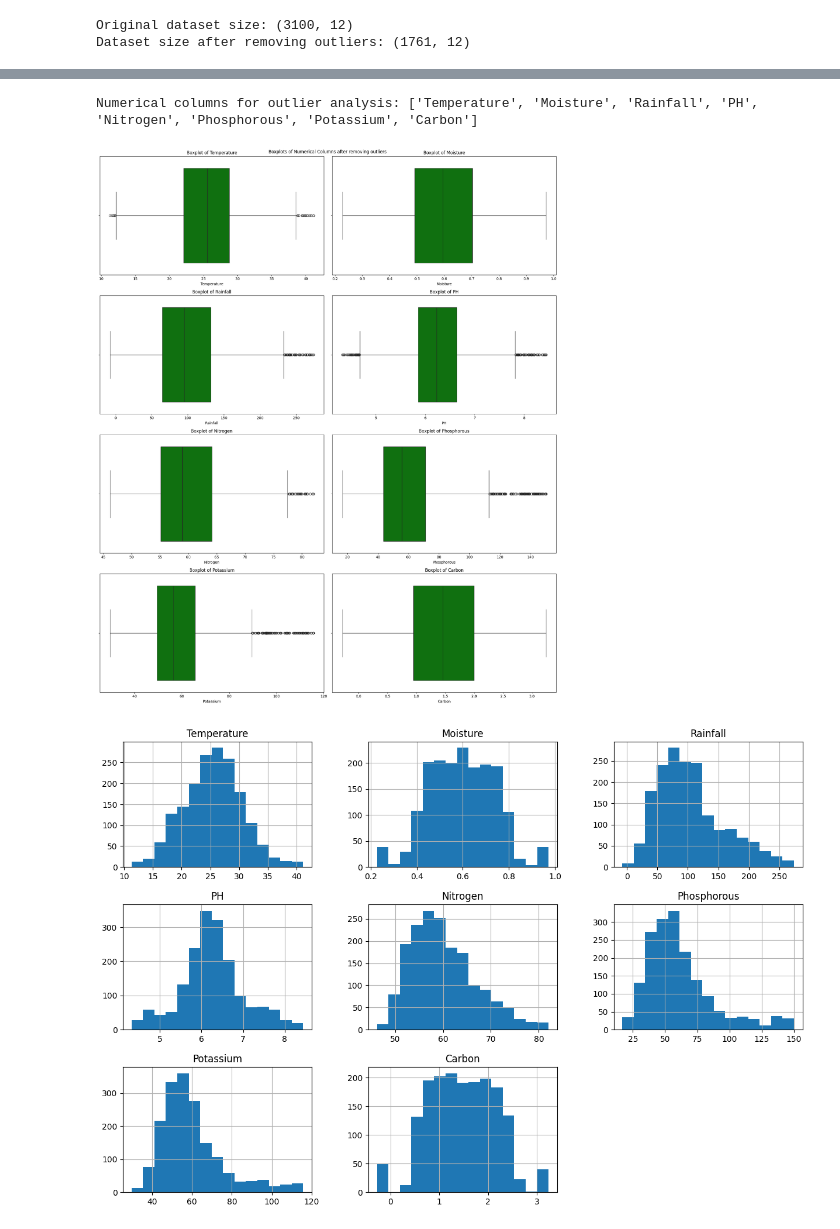
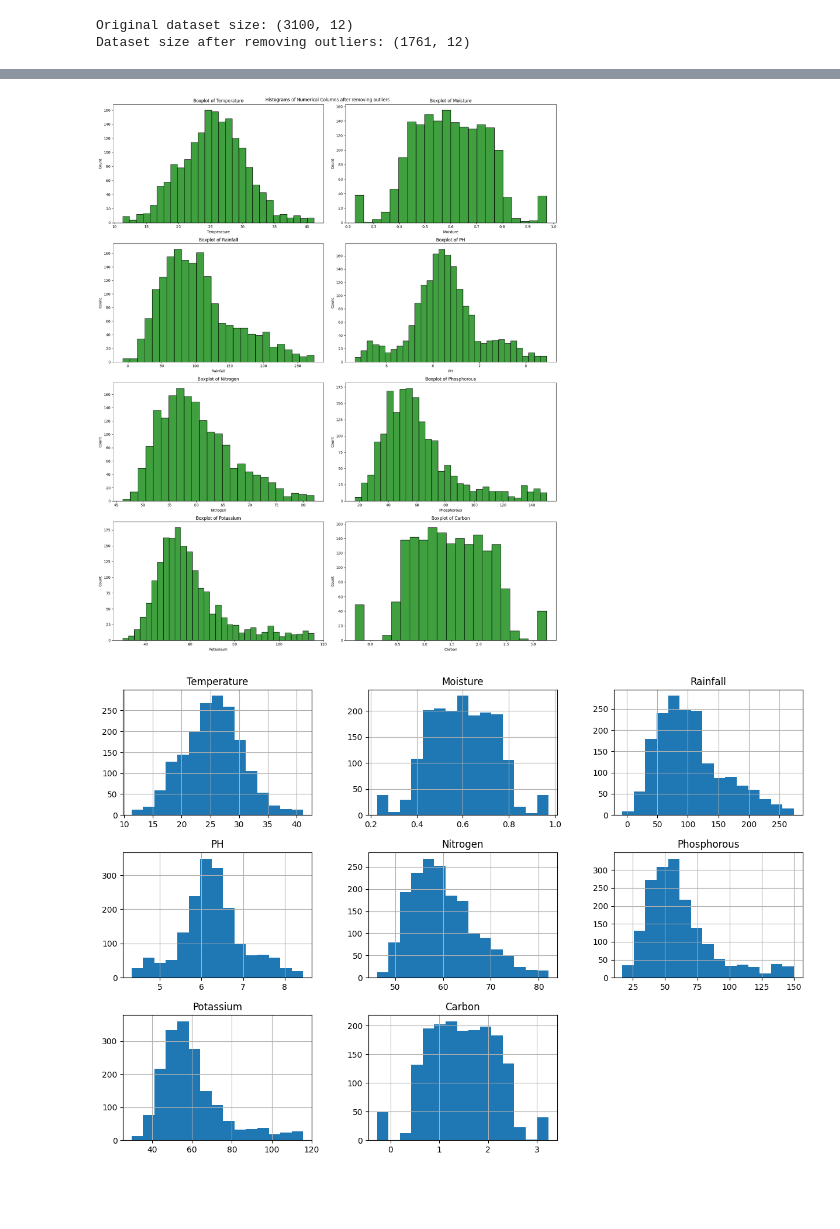
Before and after one commit to Caramel-Labs/pohora.lk, a Jupyter notebook: notebooks/FertilizerRecommendation.ipynb, the cells around one changed output, grey strips where cells are left out. Saved outputs shown, nothing was run; the diff lists cells and outputs as text; code cells hidden in the pictures; blank space fills up the shorter version.

```diff
--- a/notebooks/FertilizerRecommendation.ipynb
+++ b/notebooks/FertilizerRecommendation.ipynb
@@ -237,22 +203,18 @@ df.head()
+# %%
+plt.figure(figsize=(18,22))
+
+for i, col in enumerate(numerical_cols):
+    plt.subplot(4, 2, i+1)
+    sns.histplot(x=df_cleaned[col], color='green')
+    plt.title(f'Boxplot of {col}')
+    plt.tight_layout()
+plt.suptitle('Histograms of Numerical Columns after removing outliers')
+plt.tight_layout()
+plt.show()
+# %% [output]
+[figure, added]
 # %%
 df = df_cleaned
-# %%
-# Box plots for each numerical column after remving outlisers
-numerical_cols = df.select_dtypes(include=['float64', 'int64']).columns.tolist()
-print(f"\nNumerical columns for outlier analysis: {numerical_cols}")
-plt.figure(figsize=(18,22))
-
-for i, col in enumerate(numerical_cols):
-    plt.subplot(4, 2, i+1)
-    sns.boxplot(x=df[col],color='green')
-    plt.title(f'Boxplot of {col}')
-    plt.tight_layout()
-plt.suptitle('Boxplots of Numerical Columns after removing outliers')
-plt.tight_layout()
-plt.show()
-# %% [output]
-Numerical columns for outlier analysis: ['Temperature', 'Moisture', 'Rainfall', 'PH', 'Nitrogen', 'Phosphorous', 'Potassium', 'Carbon']
-[figure, removed]
 # %%
 # Histograms for the numerical cols
 df[['Temperature','Moisture','Rainfall','PH','Nitrogen', 'Phosphorous', 'Potassium','Carbon']].hist(bins=15, figsize=(15, 10))
```
Also changed, not shown: parts of 30 cells of this notebook, 3 other files.
